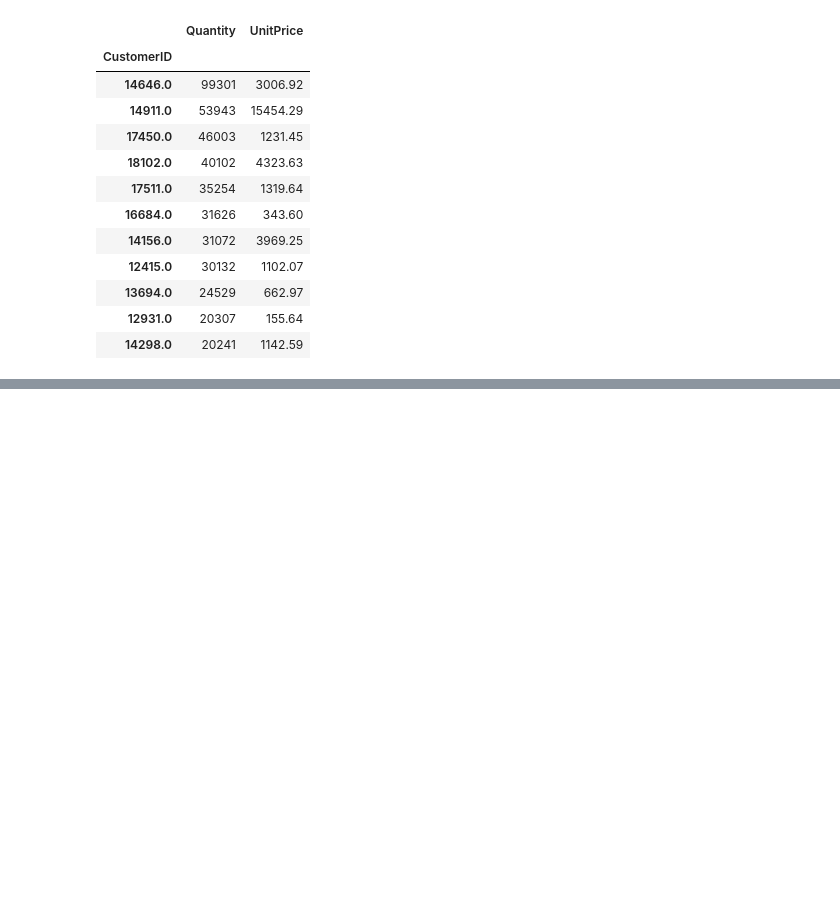
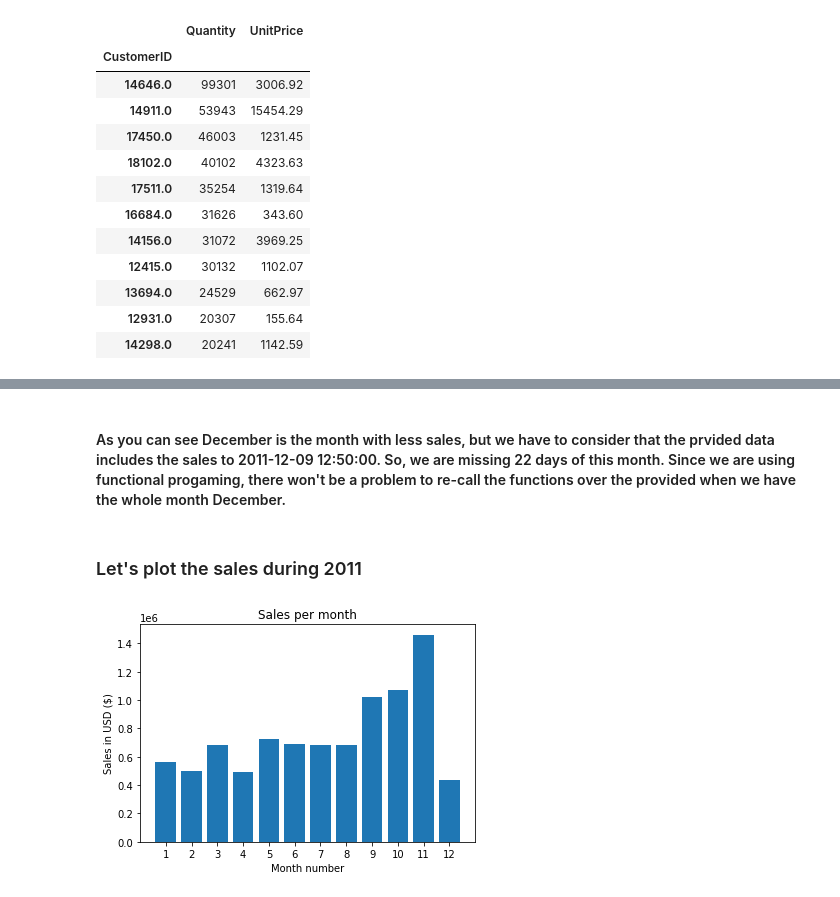
Before and after one commit to georgiev-ventsi/ecommerce-data-analysis, a Jupyter notebook: E-commerce_analysis.ipynb, the cells around one changed output, grey strips where cells are left out. Cells and saved outputs as stored; diff of their text form; code cells hidden in the pictures; blank space fills up the shorter version.

Commit message:
calculate and plot the sales per month - best month for sales

```diff
--- a/E-commerce_analysis.ipynb
+++ b/E-commerce_analysis.ipynb
@@ -488,0 +507,4 @@ make_column_sales(h1_2011)
+# %%
+# function to calculate the sales per month
+def sales_per_month(dataframe):
+    return dataframe.groupby('Month').sum()
@@ -488,0 +535,4 @@ make_column_sales(h1_2011)
+# %%
+# sales in 2011
+y_2011 = main_data[(main_data['InvoiceDate'] >= '2011-01-01 00:00:00') & (main_data['InvoiceDate'] < '2011-12-31 00:00:00')]
+y_2011
@@ -488,0 +587,4 @@ make_column_sales(h1_2011)
+# %%
+# so now let's see the sales per month for the whole 2011
+sales_2011 = sales_per_month(y_2011)
+sales_2011
@@ -488,0 +609,24 @@ make_column_sales(h1_2011)
+# %% [markdown]
+#### As you can see December is the month with less sales, but we have to consider that the prvided data includes the sales to 2011-12-09 12:50:00. So, we are missing 22 days of this month. Since we are using functional progaming, there won't be a problem to re-call the functions over the provided when we have the whole month December.
+# %% [markdown]
+### Let's plot the sales during 2011
+# %%
+# function to plot the sales for provided dataframe it has column "Sales"
+# please note that in order for this function to work, we need to global import matplotlib.pyplot as plt
+
+
+def plot_sales(dataframe):
+#     calculate how much months are provided in the dataframe
+    months_range = list(range(1,len(dataframe['Sales'])+1))
+
+#     plot
+    plt.bar(months_range, dataframe['Sales'])
+    plt.xlabel('Month number')
+    plt.ylabel('Sales in USD ($)')
+    plt.title('Sales per month')
+    plt.xticks(months_range)
+    plt.show()
+# %%
+plot_sales(sales_2011)
+# %% [output]
+[figure, added]
```
Also changed, not shown: parts of 36 cells of this notebook.
